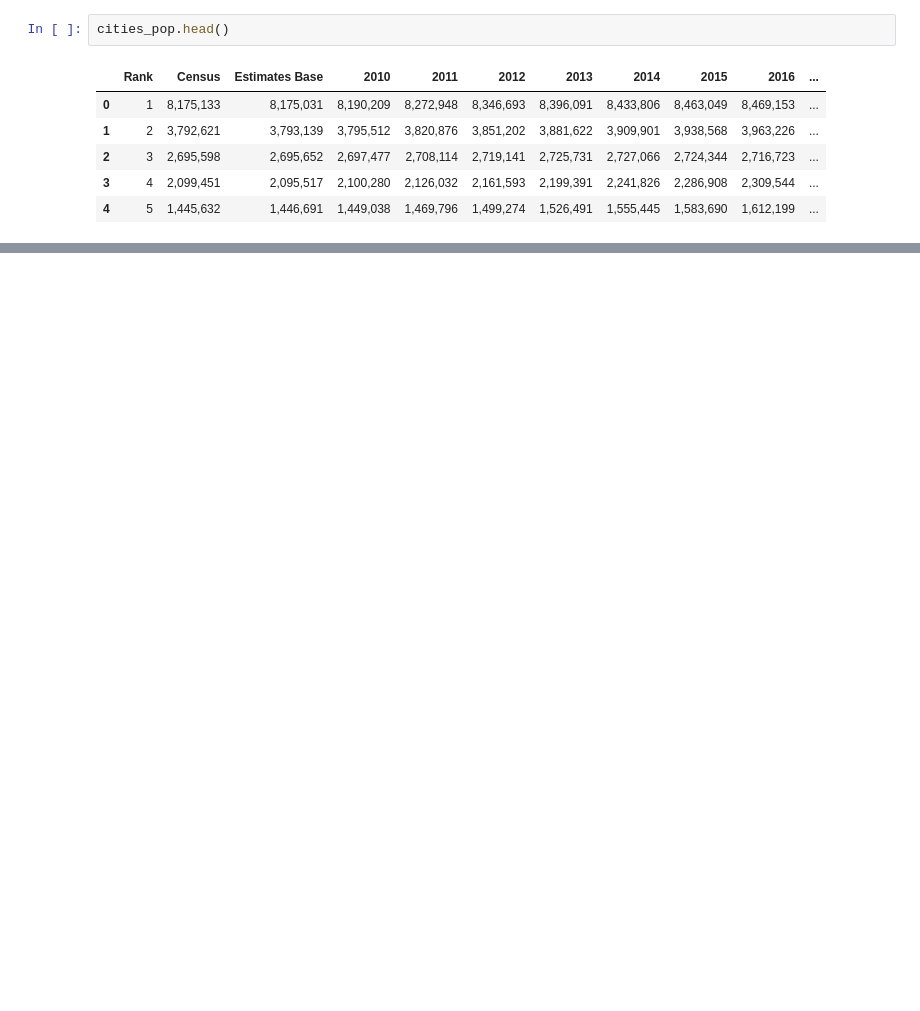
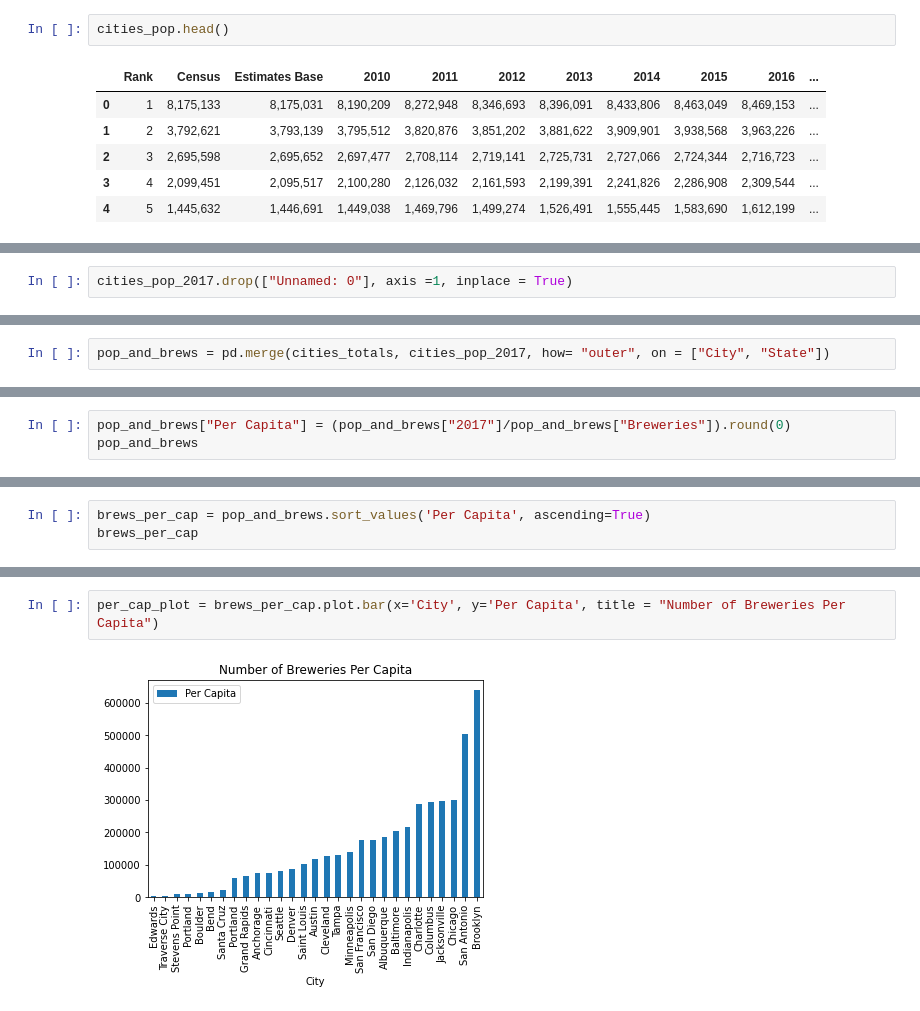
Before and after one commit to a-prospero/strange_brew, a Jupyter notebook: beer_analysis.ipynb, the cells around one changed output, grey strips where cells are left out. Cells and saved outputs as stored; diff of their text form; blank space fills up the shorter version.

Commit message:
Coding added to find Breweries Per Capita.

```diff
--- a/beer_analysis.ipynb
+++ b/beer_analysis.ipynb
@@ -216,0 +227,2 @@ city_pop_2017.head()
+# %%
+cities_pop_2017.drop(["Unnamed: 0"], axis =1, inplace = True)
@@ -216,0 +307,2 @@ city_pop_2017.head()
+# %%
+pop_and_brews = pd.merge(cities_totals, cities_pop_2017, how= "outer", on = ["City", "State"])
@@ -216,0 +329,3 @@ city_pop_2017.head()
+# %%
+pop_and_brews["Per Capita"] = (pop_and_brews["2017"]/pop_and_brews["Breweries"]).round(0)
+pop_and_brews
@@ -216,0 +350,3 @@ city_pop_2017.head()
+# %%
+brews_per_cap = pop_and_brews.sort_values('Per Capita', ascending=True)
+brews_per_cap
@@ -216,0 +371,4 @@ city_pop_2017.head()
+# %%
+per_cap_plot = brews_per_cap.plot.bar(x='City', y='Per Capita', title = "Number of Breweries Per Capita")
+# %% [output]
+[figure, added]
```
Also changed, not shown: parts of 26 cells of this notebook, 4 other files.
